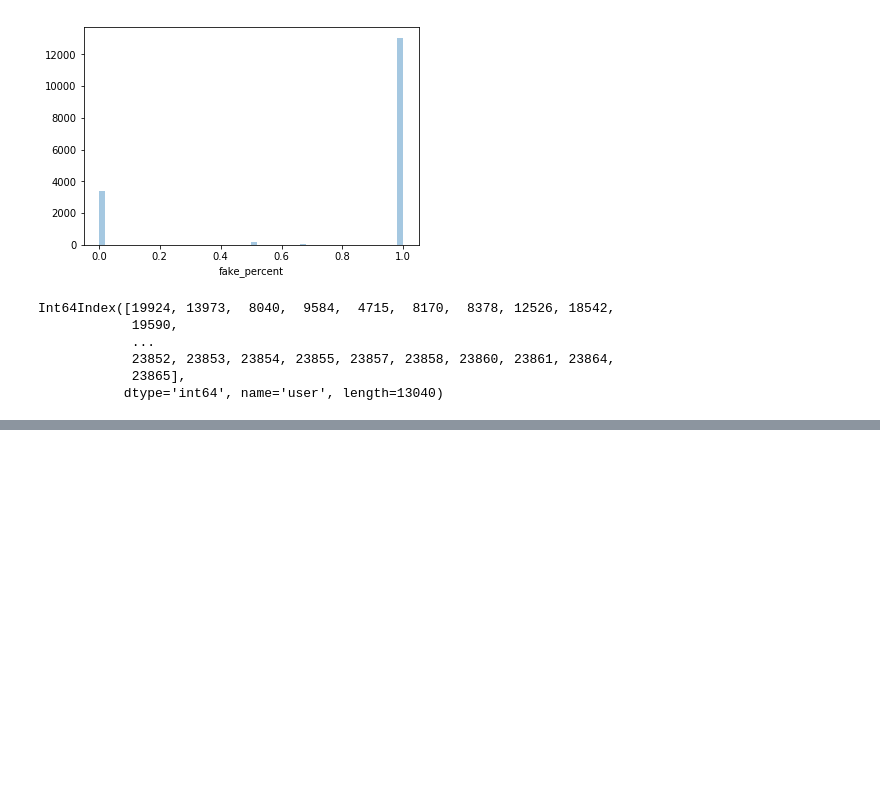
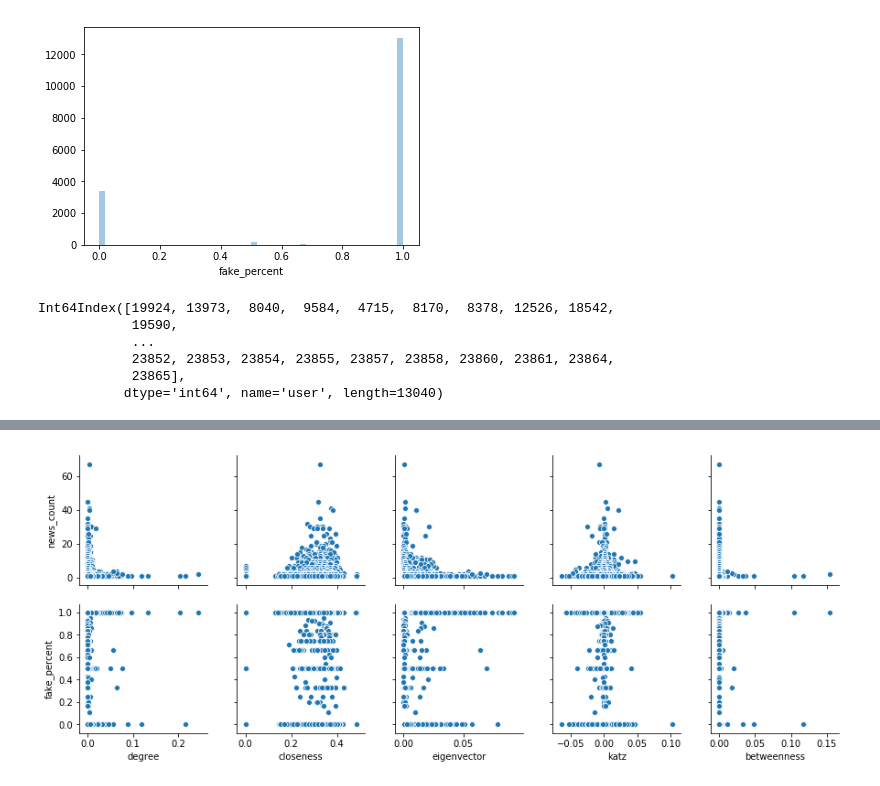
Before and after one commit to truongphanduykhanh/Fake-News-Detection, a Jupyter notebook: Hello, World!.ipynb, the cells around one changed output, grey strips where cells are left out. Cells and saved outputs as stored; diff of their text form; code cells hidden in the pictures; blank space fills up the shorter version.

```diff
--- a/Hello, World!.ipynb
+++ b/Hello, World!.ipynb
@@ -67,7 +71,7 @@ news_user = pd.read_csv('fake-news-prediction-toulouse/data_competition/newsUser
 news_user.columns = ['news', 'user', 'time']
 
 # Merge label to news user
-news_user_label = news_user.merge(train, left_on='news', right_on='news', how='left', copy=False)
+news_user_label = news_user.merge(label_train, left_on='news', right_on='news', how='left', copy=False)
 news_user_label = news_user_label[~news_user_label.fake.isnull()] # not NA in column fake (have label)
 news_user_label['fake_count'] = news_user_label['fake']*news_user_label['time'] # fake scaled by the times of posting
 news_user_label.head()
@@ -243,0 +143,28 @@ len(test)
+# %%
+# Load DBSCAN
+with open('Temporary_Files/degree.pickle', 'rb') as handle:
+    degree = pickle.load(handle)
+
+with open('Temporary_Files/closeness.pickle', 'rb') as handle:
+    closeness = pickle.load(handle)
+
+with open('Temporary_Files/eigenvector.pickle', 'rb') as handle:
+    eigenvector = pickle.load(handle)
+
+with open('Temporary_Files/katz.pickle', 'rb') as handle:
+    katz = pickle.load(handle)
+
+with open('Temporary_Files/betweenness.pickle', 'rb') as handle:
+    betweenness = pickle.load(handle)
+# %%
+centrality = pd.concat([pd.Series(degree),
+                        pd.Series(closeness),
+                        pd.Series(eigenvector),
+                        pd.Series(katz),
+                        pd.Series(betweenness)],
+                      axis=1)
+
+centrality.columns = ['degree' ,'closeness', 'eigenvector', 'katz', 'betweenness']
+centrality.index = centrality.index.astype(int)
+centrality.index.name = 'user'
+centrality.head()
@@ -243,0 +179,3 @@ len(test)
+# %%
+user_profile = user_fake_percent.merge(centrality, left_index=True, right_index=True, how='left')
+user_profile.head()
@@ -243,0 +190,7 @@ len(test)
+# %%
+sns.pairplot(user_profile,
+             x_vars = ['degree', 'closeness', 'eigenvector', 'katz', 'betweenness'],
+             y_vars = ['news_count', 'fake_percent']);
+# There seem no relationship between fake_percent|news_count and the node centrality measures
+# %% [output]
+[figure, added]
```
Also changed, not shown: parts of 33 cells of this notebook, 7 other files.
